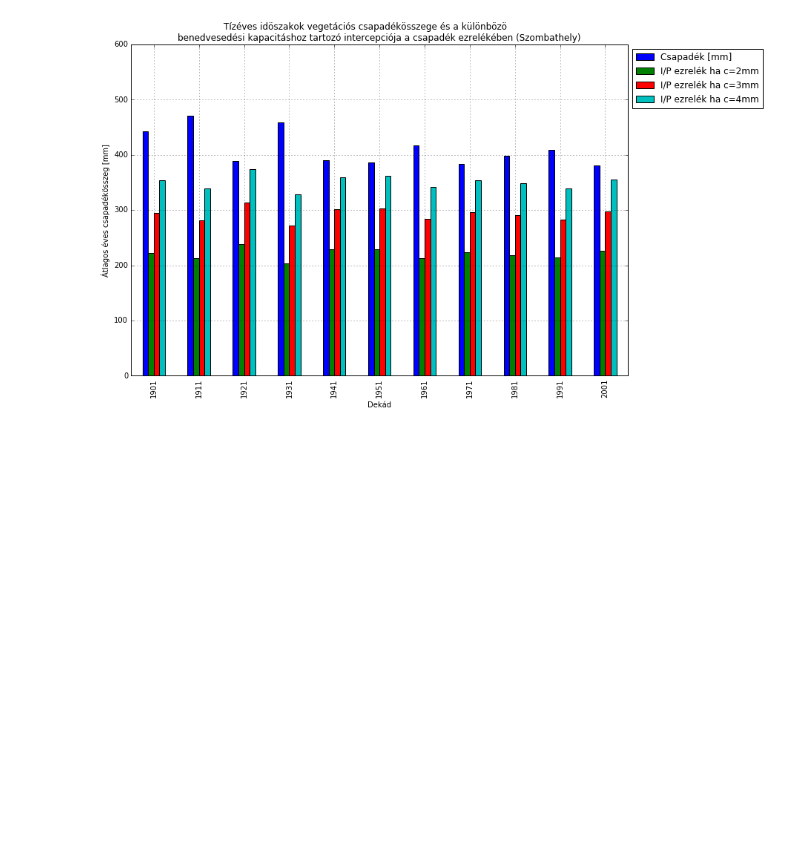
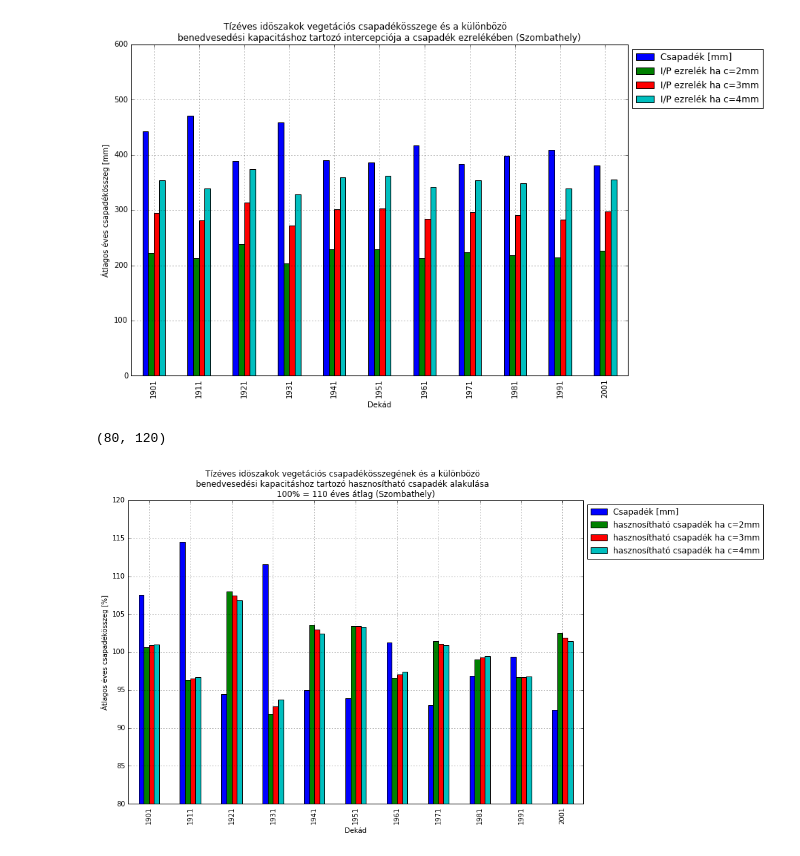
Before and after one commit to jsheperd/forest_water, a Jupyter notebook: notebook/szombathely.ipynb, the cells around one changed output. Drawn from its saved outputs; the diff is of its cells as text; code cells hidden in the pictures; blank space fills up the shorter version.

Commit message:
Szombathely csapadek, hasznos csapadek alakulase %-an

```diff
--- a/notebook/szombathely.ipynb
+++ b/notebook/szombathely.ipynb
@@ -140,3 +140,31 @@ plt.ylim((0,600))
 # %% [output]
 (0, 600)
 [figure]
+# %%
+#print dfModPrec
+#print dfModPrec.iloc[0]
+
+dfModPrec['d_rs_base0'] = 100.0* dfModPrec.d_rs/dfModPrec.d_rs.mean()
+dfModPrec['c2_base0'] = 100.0* dfModPrec.c2/dfModPrec.c2.mean()
+dfModPrec['c3_base0'] = 100.0* dfModPrec.c3/dfModPrec.c3.mean()
+dfModPrec['c4_base0'] = 100.0* dfModPrec.c4/dfModPrec.c4.mean()
+dfModPrec['r2_base0'] = 100.0* dfModPrec.r2/dfModPrec.r2.mean()
+dfModPrec['r3_base0'] = 100.0* dfModPrec.r3/dfModPrec.r3.mean()
+dfModPrec['r4_base0'] = 100.0* dfModPrec.r4/dfModPrec.r4.mean()
+
+#print dfModPrec
+# %%
+
+dfModPrec[['d_rs_base0', 'r2_base0', 'r3_base0', 'r4_base0']].plot(kind='bar', figsize=(12, 8))
+plt.title(u'Tízéves idöszakok vegetációs csapadékösszegének és a különbözö\
+          \nbenedvesedési kapacitáshoz tartozó hasznosítható csapadék alakulása\
+          \n100%% = 110 éves átlag (%s)' % Src)
+plt.xlabel(u'Dekád')
+plt.ylabel(u'Átlagos éves csapadékösszeg [%]')
+plt.legend(loc="upper left", bbox_to_anchor=(1,1),
+           labels=[u'Csapadék [mm]', u'hasznosítható csapadék ha c=2mm', u'hasznosítható csapadék ha c=3mm', u'hasznosítható csapadék ha c=4mm'])
+plt.grid(True)
+plt.ylim((80,120))
+# %% [output]
+(80, 120)
+[figure, added]
```
